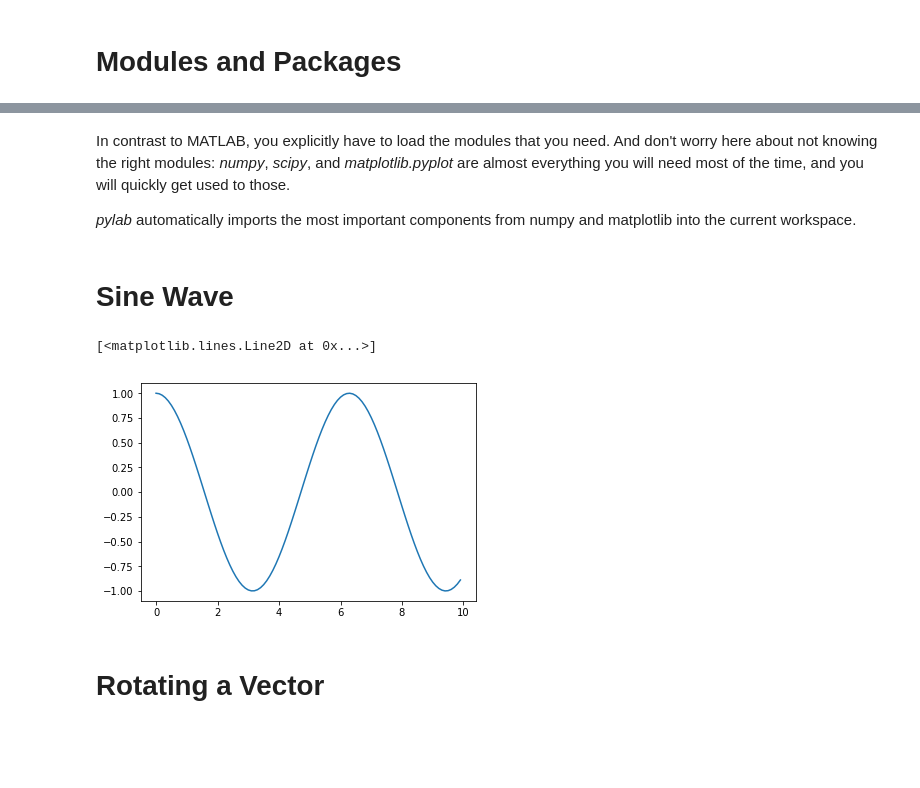
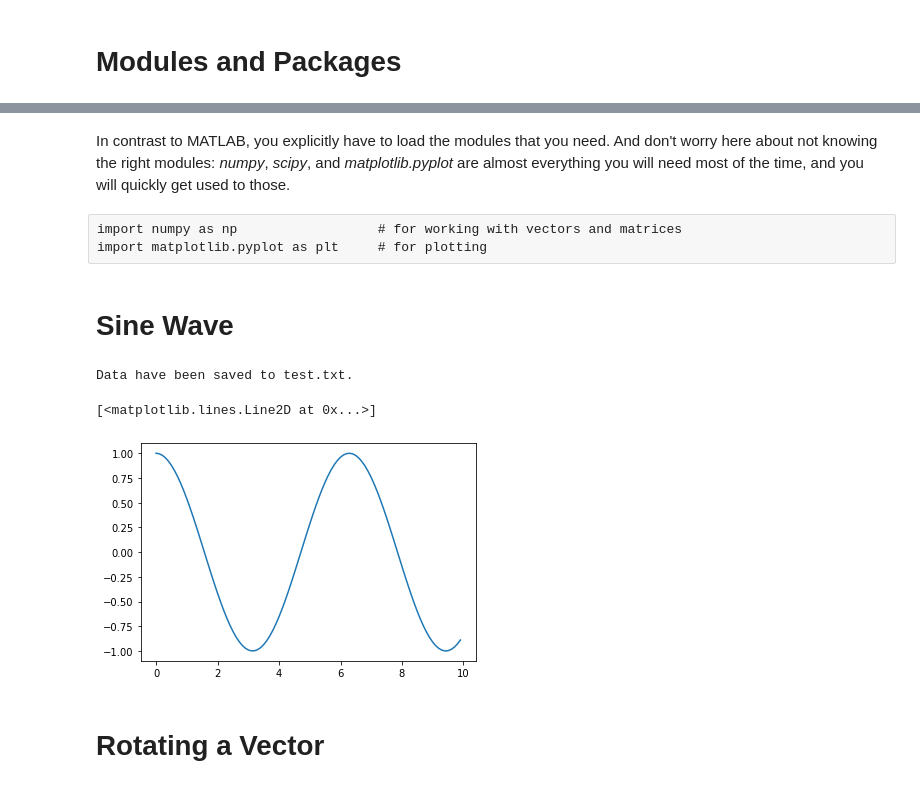
Before and after one commit to thomas-haslwanter/statsintro_python, a Jupyter notebook: ipynb/2_gettingStarted.ipynb, the cells around one changed output, grey strips where cells are left out. Saved outputs shown, nothing was run; the diff lists cells and outputs as text; code cells hidden in the pictures; blank space fills up the shorter version.

Commit message:
Update Errate, and add a comment in "GettingThingsDone"

```diff
--- a/ipynb/2_gettingStarted.ipynb
+++ b/ipynb/2_gettingStarted.ipynb
@@ -40,8 +25,8 @@ In contrast to MATLAB, you explicitly have to load the modules that you need.
 And don't worry here about not knowing the right modules: *numpy*, *scipy*, and
 *matplotlib.pyplot* are almost everything you will need most of the time, and you
 will quickly get used to those.
-
-*pylab* automatically imports the most important components from numpy and
-matplotlib into the current workspace.
+# %% [raw]
+import numpy as np                  # for working with vectors and matrices
+import matplotlib.pyplot as plt     # for plotting
 # %% [markdown]
 # Sine Wave
@@ -63,16 +33,36 @@ savetxt(outFile, vstack([t,x]).T)
+# %%
+# Note: single comment lines are indicated by "#".
+
+# Create a sine-wave
+t = np.arange(0,10,0.1)
+x = np.sin(t)
+
+# The basic numerical functions, as well as everything with vector ans matrices
+# is in the package "numpy".
+
+# Next, save the data in a text-file, in column form.
+out_file = 'test.txt'
+np.savetxt(out_file, np.column_stack([t,x]) )
+
+# For displaying formatted text, the "format-strings" introduced in Python 3.5
+# are definitely the most elegant way: they allow to use known variables directly
+# in the "print"-statement
+print(f'Data have been saved to {out_file}.')
+# %% [output]
+Data have been saved to test.txt.
 # %%
 # Read the data into a different variable
-inData = loadtxt(outFile)
+inData = np.loadtxt(out_file)
 t2 = inData[:,0] # Note that Python starts at "0"!
 x2 = inData[:,1]
 
 # Note: Python used (...) for function arguments, and [...] for indexing.
 
 # Plot the data
-plot(t,cos(t))
+plt.plot(t, np.cos(t))
 # %% [output]
 [<matplotlib.lines.Line2D at 0x...>]
-[figure, old version]
+[figure, new version]
 # %% [markdown]
 # Rotating a Vector
 # %% [markdown]
```
Also changed, not shown: parts of 10 cells of this notebook, 2 other files.
